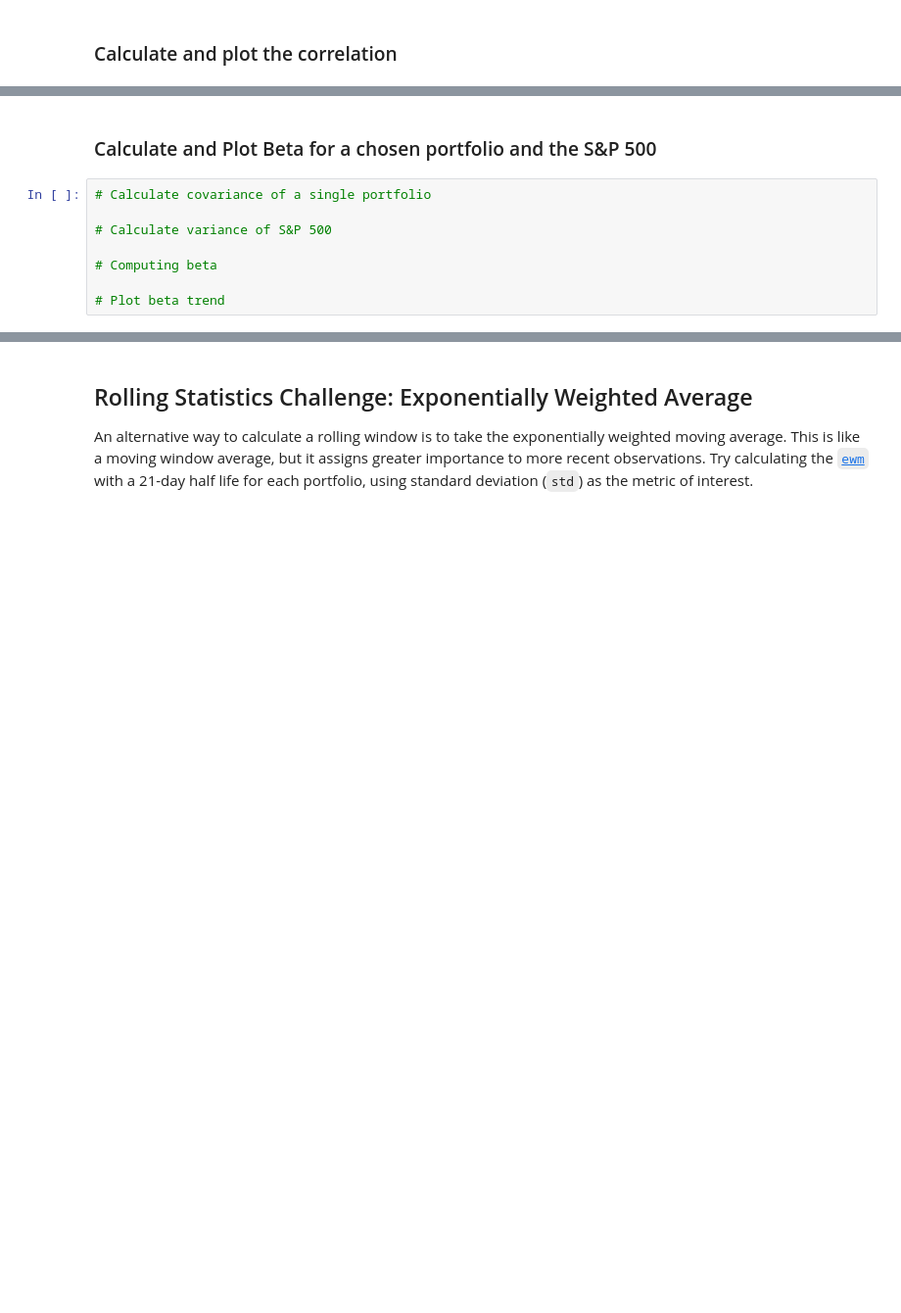
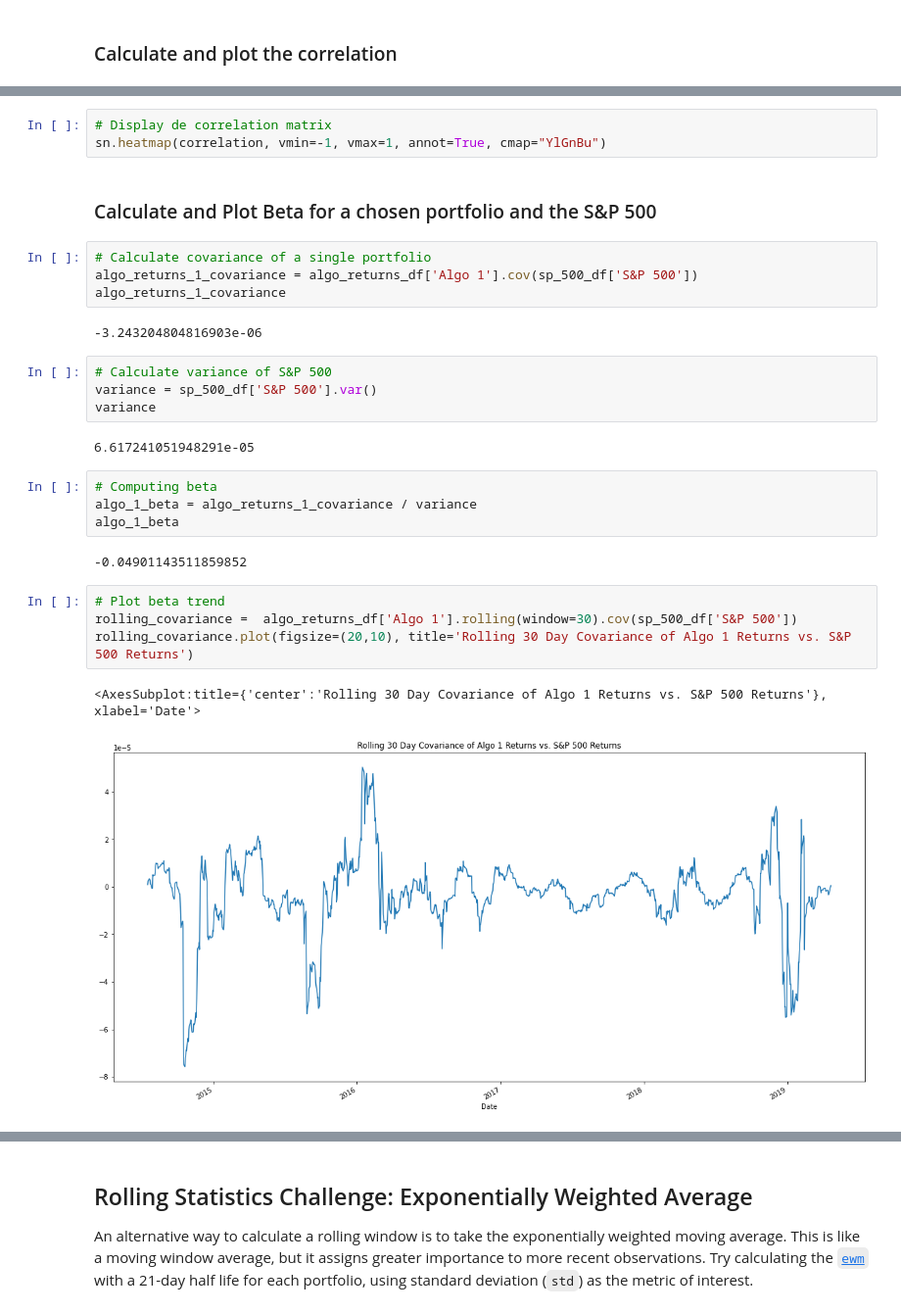
Before and after one commit to chaka37/Pandas, a Jupyter notebook: whale_analysis.ipynb, the cells around one changed output, grey strips where cells are left out. Shown at 98% size. Saved outputs shown, nothing was run; the diff lists cells and outputs as text; blank space fills up the shorter version.

```diff
--- a/whale_analysis.ipynb
+++ b/whale_analysis.ipynb
@@ -486,10 +497,30 @@ grouped_portfolio.rolling(window=21).std().plot(figsize=(20,10))
+# %%
+# Display de correlation matrix
+sn.heatmap(correlation, vmin=-1, vmax=1, annot=True, cmap="YlGnBu")
 # %% [markdown]
 ### Calculate and Plot Beta for a chosen portfolio and the S&P 500
 # %%
 # Calculate covariance of a single portfolio
-
-# Calculate variance of S&P 500
-
-# Computing beta
-
-# Plot beta trend
+algo_returns_1_covariance = algo_returns_df['Algo 1'].cov(sp_500_df['S&P 500'])
+algo_returns_1_covariance
+# %% [output]
+-3.243204804816903e-06
+# %%
+# Calculate variance of S&P 500
+variance = sp_500_df['S&P 500'].var()
+variance
+# %% [output]
+6.617241051948291e-05
+# %%
+# Computing beta
+algo_1_beta = algo_returns_1_covariance / variance
+algo_1_beta
+# %% [output]
+-0.04901143511859852
+# %%
+# Plot beta trend
+rolling_covariance =  algo_returns_df['Algo 1'].rolling(window=30).cov(sp_500_df['S&P 500'])
+rolling_covariance.plot(figsize=(20,10), title='Rolling 30 Day Covariance of Algo 1 Returns vs. S&P 500 Returns')
+# %% [output]
+<AxesSubplot:title={'center':'Rolling 30 Day Covariance of Algo 1 Returns vs. S&P 500 Returns'}, xlabel='Date'>
+[figure, added]
```
Also changed, not shown: parts of 11 cells of this notebook.
